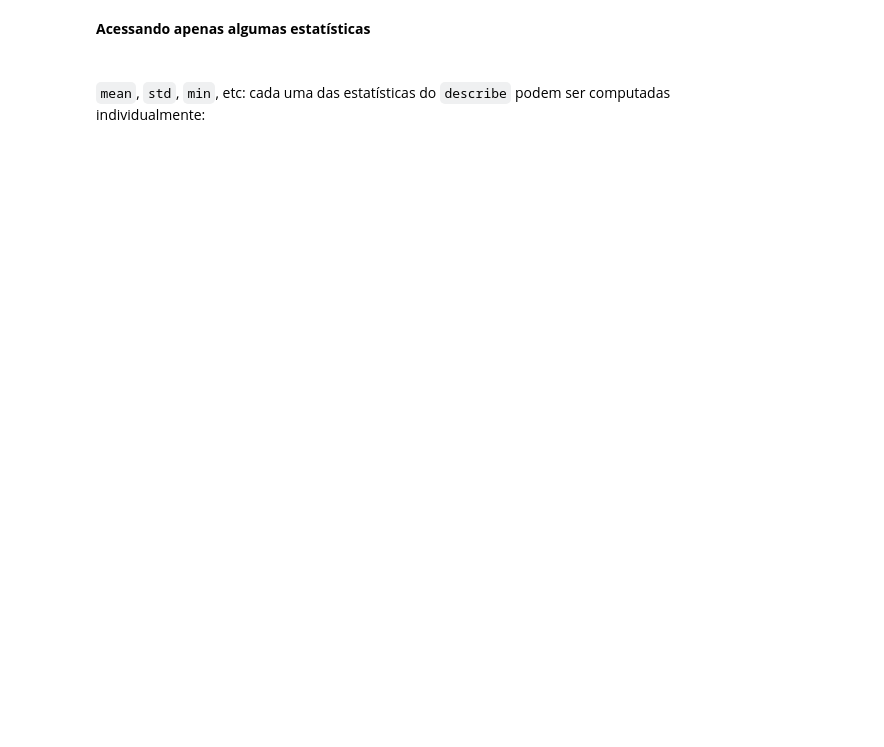
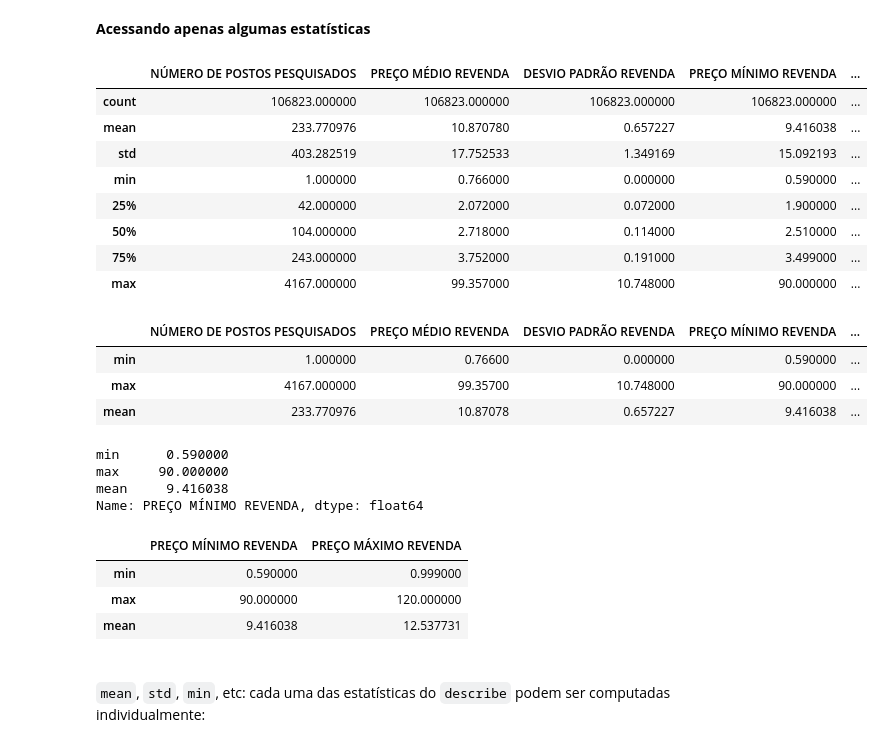
Before and after one commit to alvarofonteles/pandas_samuka, a Jupyter notebook: manipulacao_de_dados_codigo_base.ipynb, the cells around one changed output. Cells and saved outputs as stored; diff of their text form; code cells hidden in the pictures; blank space fills up the shorter version.

```diff
--- a/manipulacao_de_dados_codigo_base.ipynb
+++ b/manipulacao_de_dados_codigo_base.ipynb
@@ -2186,5 +2289,41 @@ Como o resultado do `describe` de um _dataframe_ é outro _dataframe_, podemos f
 # %% [markdown]
 **Acessando apenas algumas estatísticas**
+# %%
+stats
+# %% [output]
+|  | NÚMERO DE POSTOS PESQUISADOS | PREÇO MÉDIO REVENDA | DESVIO PADRÃO REVENDA | PREÇO MÍNIMO REVENDA | ... |
+| count | 106823.000000 | 106823.000000 | 106823.000000 | 106823.000000 | ... |
+| mean | 233.770976 | 10.870780 | 0.657227 | 9.416038 | ... |
+| std | 403.282519 | 17.752533 | 1.349169 | 15.092193 | ... |
+| min | 1.000000 | 0.766000 | 0.000000 | 0.590000 | ... |
+| 25% | 42.000000 | 2.072000 | 0.072000 | 1.900000 | ... |
+| 50% | 104.000000 | 2.718000 | 0.114000 | 2.510000 | ... |
+| 75% | 243.000000 | 3.752000 | 0.191000 | 3.499000 | ... |
+| max | 4167.000000 | 99.357000 | 10.748000 | 90.000000 | ... |
+# %%
+stats.loc[['min', 'max', 'mean']]
+# %% [output]
+|  | NÚMERO DE POSTOS PESQUISADOS | PREÇO MÉDIO REVENDA | DESVIO PADRÃO REVENDA | PREÇO MÍNIMO REVENDA | ... |
+| min | 1.000000 | 0.76600 | 0.000000 | 0.590000 | ... |
+| max | 4167.000000 | 99.35700 | 10.748000 | 90.000000 | ... |
+| mean | 233.770976 | 10.87078 | 0.657227 | 9.416038 | ... |
+# %%
+stats.loc[
+    ['min', 'max', 'mean'],
+    'PREÇO MÍNIMO REVENDA',
+]
+# %% [output]
+min      0.590000
+max     90.000000
+mean     9.416038
+Name: PREÇO MÍNIMO REVENDA, dtype: float64
+# %%
+stats.loc[['min', 'max', 'mean'], ['PREÇO MÍNIMO REVENDA', 'PREÇO MÁXIMO REVENDA']]
+# %% [output]
+|  | PREÇO MÍNIMO REVENDA | PREÇO MÁXIMO REVENDA |
+| min | 0.590000 | 0.999000 |
+| max | 90.000000 | 120.000000 |
+| mean | 9.416038 | 12.537731 |
 # %% [markdown]
 <br/>
 
```
Also changed, not shown: parts of 38 cells of this notebook, 2 other files.
